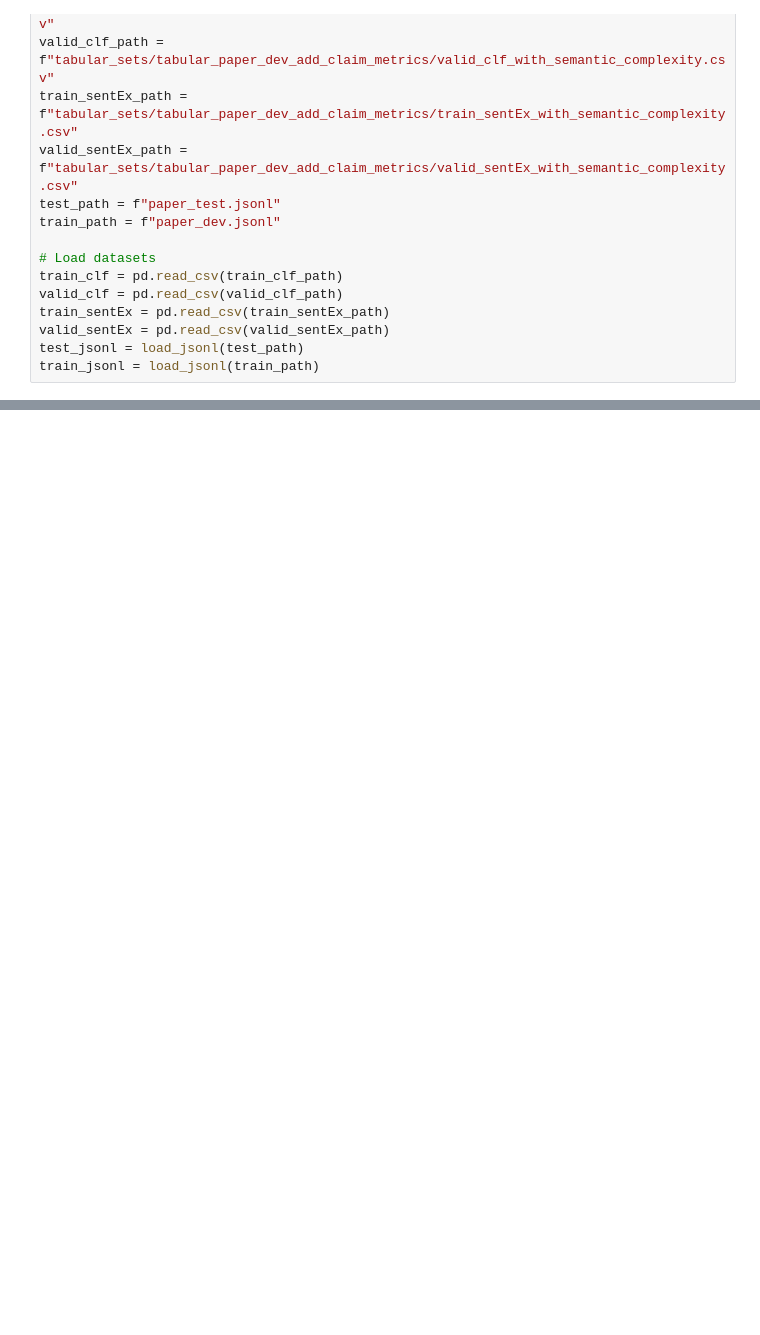
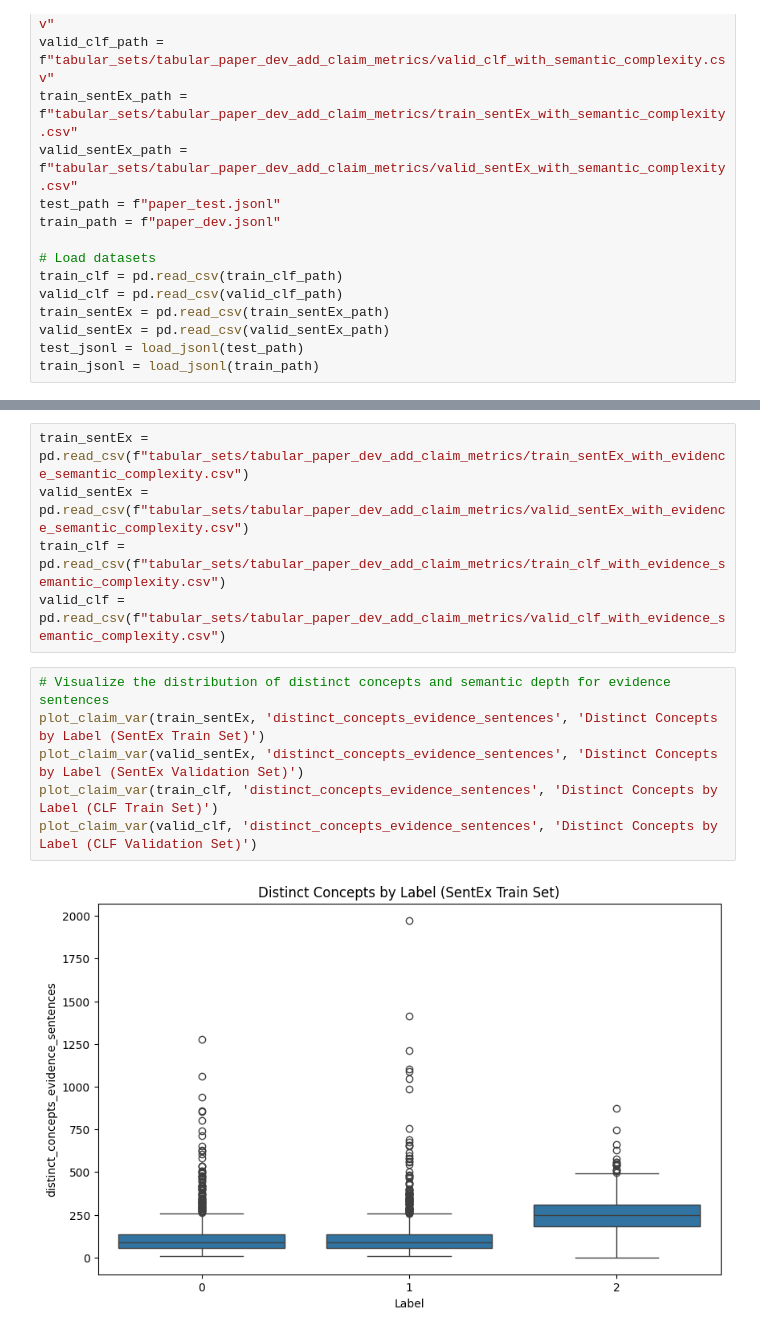
Before and after one commit to hz-zh/Modular_Fact_Checking_with_GPT_SBERT_and_RAG, a Jupyter notebook: claim_analysis.ipynb, the cells around one changed output, grey strips where cells are left out. Drawn from its saved outputs; the diff is of its cells as text; blank space fills up the shorter version.

```diff
--- a/claim_analysis.ipynb
+++ b/claim_analysis.ipynb
@@ -615,0 +654,13 @@ train_jsonl = load_jsonl(train_path)
+# %%
+train_sentEx = pd.read_csv(f"tabular_sets/tabular_paper_dev_add_claim_metrics/train_sentEx_with_evidence_semantic_complexity.csv")
+valid_sentEx = pd.read_csv(f"tabular_sets/tabular_paper_dev_add_claim_metrics/valid_sentEx_with_evidence_semantic_complexity.csv")
+train_clf = pd.read_csv(f"tabular_sets/tabular_paper_dev_add_claim_metrics/train_clf_with_evidence_semantic_complexity.csv")
+valid_clf = pd.read_csv(f"tabular_sets/tabular_paper_dev_add_claim_metrics/valid_clf_with_evidence_semantic_complexity.csv")
+# %%
+# Visualize the distribution of distinct concepts and semantic depth for evidence sentences
+plot_claim_var(train_sentEx, 'distinct_concepts_evidence_sentences', 'Distinct Concepts by Label (SentEx Train Set)')
+plot_claim_var(valid_sentEx, 'distinct_concepts_evidence_sentences', 'Distinct Concepts by Label (SentEx Validation Set)')
+plot_claim_var(train_clf, 'distinct_concepts_evidence_sentences', 'Distinct Concepts by Label (CLF Train Set)')
+plot_claim_var(valid_clf, 'distinct_concepts_evidence_sentences', 'Distinct Concepts by Label (CLF Validation Set)')
+# %% [output]
+[figure, added]
```
Also changed, not shown: parts of 12 cells of this notebook.
